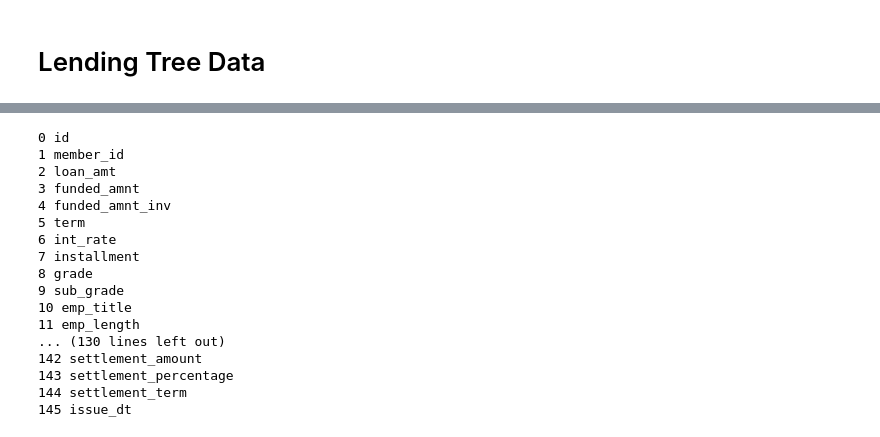
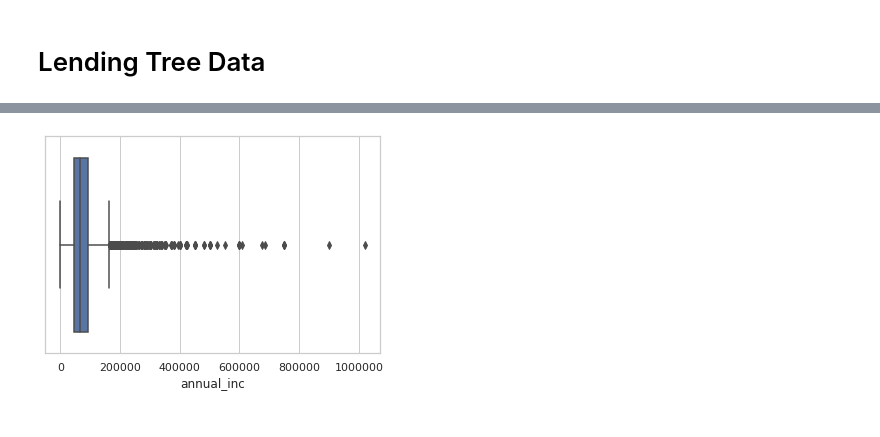
Before and after one commit to datawolf19/hands-on-ml, a Jupyter notebook: Lending Club.ipynb, the cells around one changed output, grey strips where cells are left out. Cells and saved outputs as stored; diff of their text form; code cells hidden in the pictures.

```diff
--- a/Lending Club.ipynb
+++ b/Lending Club.ipynb
@@ -73,21 +75,7 @@ df.describe()
-# %%
-for i,col in enumerate(df.columns):
-    print(i,col)
-# %% [output]
-0 id
-1 member_id
-2 loan_amt
-3 funded_amnt
-4 funded_amnt_inv
-5 term
-6 int_rate
-7 installment
-8 grade
-9 sub_grade
-10 emp_title
-11 emp_length
-... (130 lines left out)
-142 settlement_amount
-143 settlement_percentage
-144 settlement_term
-145 issue_dt
+# %%
+# There appears to be a lot of outliers when it comes to
+# annual income.
+sns.set(style='whitegrid')
+ax = sns.boxplot(x='annual_inc', data=dfe)
+# %% [output]
+[figure, added]
```
Also changed, not shown: parts of 13 cells of this notebook, 1 other file.
